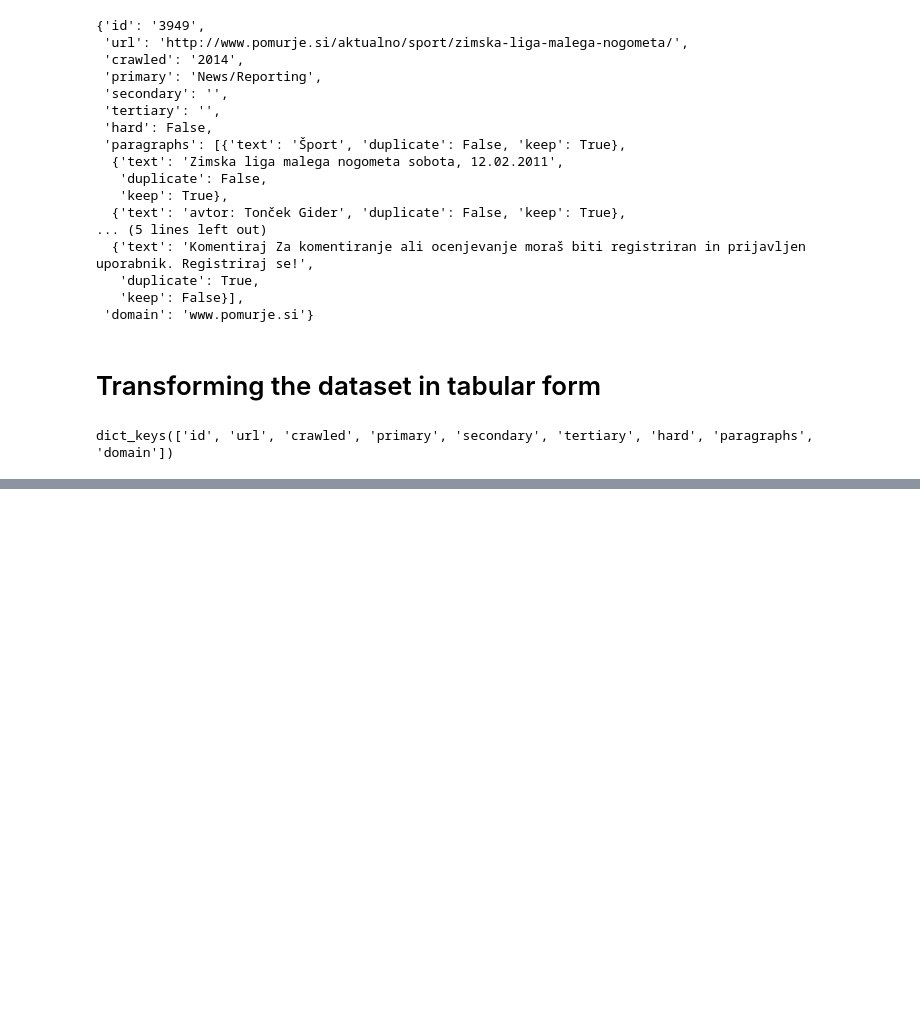
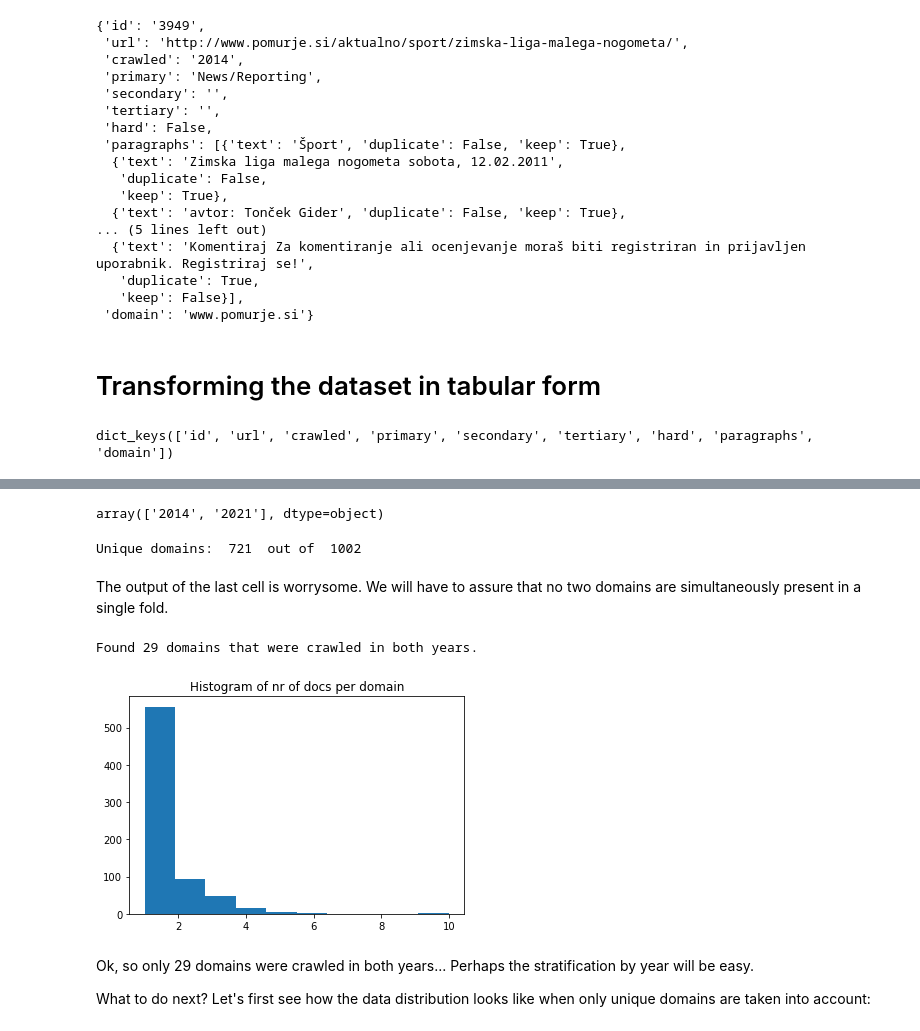
Before and after one commit to TajaKuzman/Transformers-GINCO-Experiments, a Jupyter notebook: 1_data_preparation.ipynb, the cells around one changed output, grey strips where cells are left out. Saved outputs shown, nothing was run; the diff lists cells and outputs as text; code cells hidden in the pictures; blank space fills up the shorter version.

```diff
--- a/1_data_preparation.ipynb
+++ b/1_data_preparation.ipynb
@@ -140,3 +142,39 @@ df.head()
 | 2 | 5621 | http://www.kamnik-starejsi.si/nov... | 2014 | Promotion | Opinion/Argumentation | Information/Explanation | False | [{'text': 'Projekt INNOVAge in za... | www.kamnik-starejsi.si |
 | 3 | 3776 | http://www.radiocelje.si/novica.p... | 2014 | News/Reporting |  |  | False | [{'text': 'V novembru, mesecu pre... | www.radiocelje.si |
 | 4 | 2102 | http://www.mtv.si/novice/selena-g... | 2014 | Opinionated News |  |  | False | [{'text': 'Selena Gomez ponudila ... | www.mtv.si |
+# %%
+df.crawled.unique()
+# %% [output]
+array(['2014', '2021'], dtype=object)
+# %%
+nr_of_domains = df.domain.shape[0]
+nr_of_unique_domains = len(df.domain.unique())
+print("Unique domains: ", nr_of_unique_domains, " out of ", nr_of_domains)
+# %% [output]
+Unique domains:  721  out of  1002
+# %% [markdown]
+The output of the last cell is worrysome. We will have to assure that no two domains are simultaneously present in a single fold.
+# %%
+counter = 0
+distribution = list()
+for domain in df.domain.unique():
+    subset = df[df.domain == domain]
+    if len(subset.crawled.unique()) == 1:
+        pass
+    else:
+        counter += 1
+    distribution.append(len(subset))
+print(f"Found {counter} domains that were crawled in both years.")
+# %% [output]
+Found 29 domains that were crawled in both years.
+# %%
+import matplotlib.pyplot as plt
+plt.hist(distribution)
+plt.title("Histogram of nr of docs per domain")
+plt.show()
+# %% [output]
+[figure, added]
+# %% [markdown]
+Ok, so only 29 domains were crawled in both years... Perhaps the stratification by year will be easy.
+
+What to do next? Let's first see how the data distribution looks like when only unique domains are taken into account:
```
Also changed, not shown: parts of 24 cells of this notebook, 3 other files.
